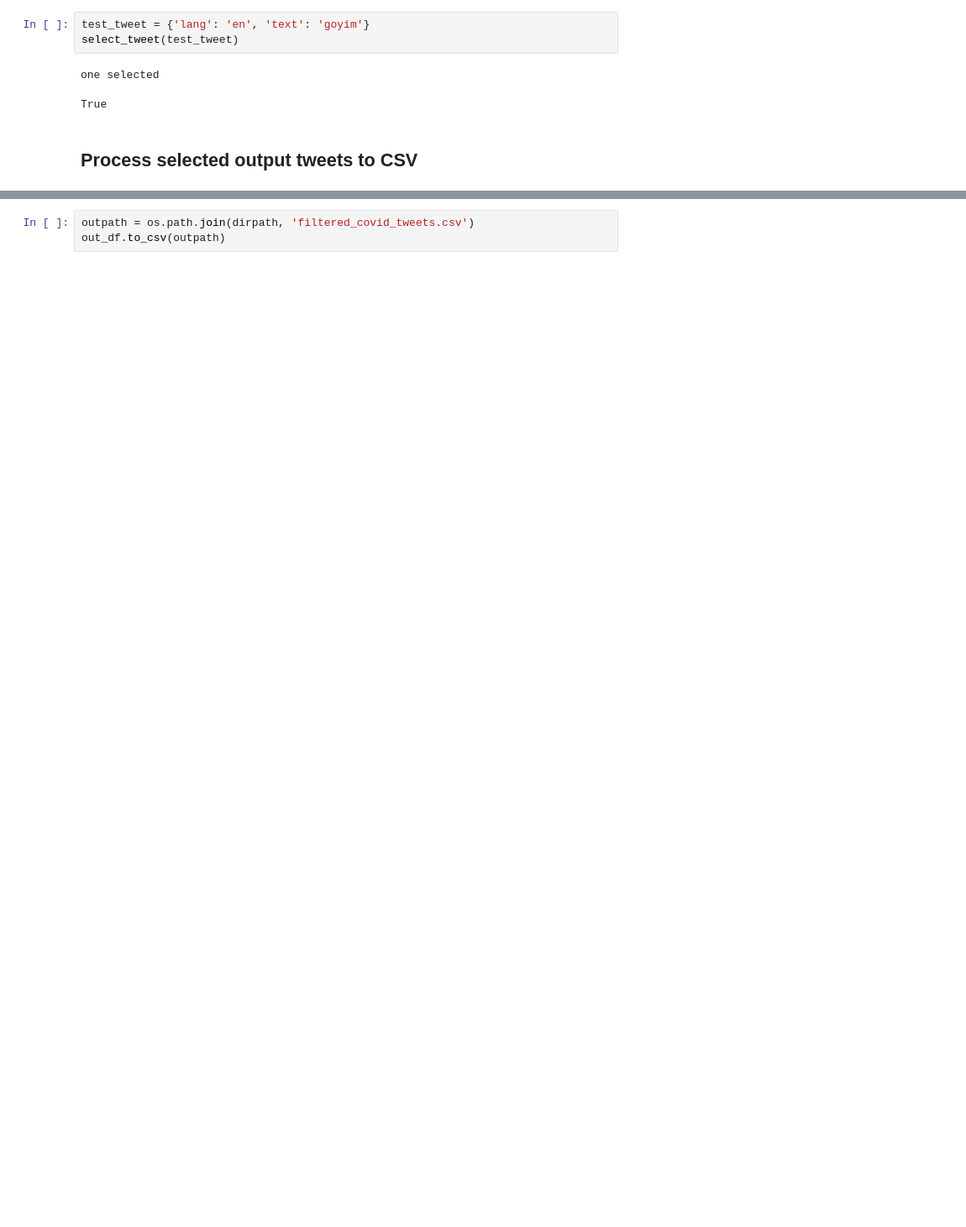
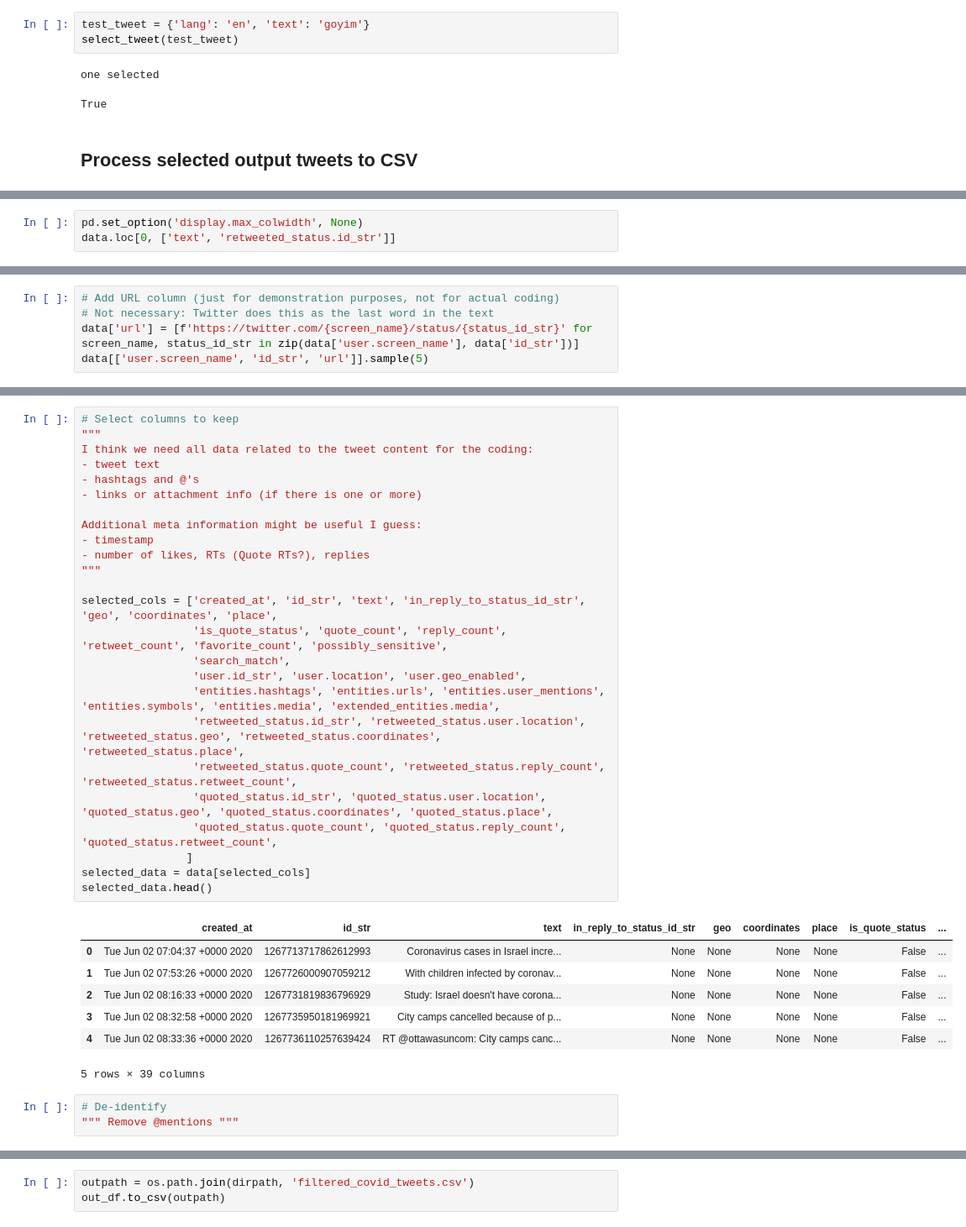
Before and after one commit to michaelmilleryoder/adl_covid, a Jupyter notebook: jupyter/twitter_data.ipynb, the cells around one changed output, grey strips where cells are left out. Shown at 84% size. Drawn from its saved outputs; the diff is of its cells as text; blank space fills up the shorter version.

Commit message:
anonymizing tweets

```diff
--- a/jupyter/twitter_data.ipynb
+++ b/jupyter/twitter_data.ipynb
@@ -162,0 +191,3 @@ out_df.shape
+# %%
+pd.set_option('display.max_colwidth', None)
+data.loc[0, ['text', 'retweeted_status.id_str']]
@@ -162,0 +198,5 @@ out_df.shape
+# %%
+# Add URL column (just for demonstration purposes, not for actual coding)
+# Not necessary: Twitter does this as the last word in the text
+data['url'] = [f'https://twitter.com/{screen_name}/status/{status_id_str}' for screen_name, status_id_str in zip(data['user.screen_name'], data['id_str'])]
+data[['user.screen_name', 'id_str', 'url']].sample(5)
@@ -162,0 +210,36 @@ out_df.shape
+# %%
+# Select columns to keep
+"""
+I think we need all data related to the tweet content for the coding:
+- tweet text
+- hashtags and @'s
+- links or attachment info (if there is one or more)
+
+Additional meta information might be useful I guess:
+- timestamp
+- number of likes, RTs (Quote RTs?), replies
+"""
+
+selected_cols = ['created_at', 'id_str', 'text', 'in_reply_to_status_id_str', 'geo', 'coordinates', 'place',
+                 'is_quote_status', 'quote_count', 'reply_count', 'retweet_count', 'favorite_count', 'possibly_sensitive',
+                 'search_match',
+                 'user.id_str', 'user.location', 'user.geo_enabled',
+                 'entities.hashtags', 'entities.urls', 'entities.user_mentions', 'entities.symbols', 'entities.media', 'extended_entities.media',
+                 'retweeted_status.id_str', 'retweeted_status.user.location', 'retweeted_status.geo', 'retweeted_status.coordinates', 'retweeted_status.place',
+                 'retweeted_status.quote_count', 'retweeted_status.reply_count', 'retweeted_status.retweet_count',
+                 'quoted_status.id_str', 'quoted_status.user.location', 'quoted_status.geo', 'quoted_status.coordinates', 'quoted_status.place',
+                 'quoted_status.quote_count', 'quoted_status.reply_count', 'quoted_status.retweet_count',
+                ]
+selected_data = data[selected_cols]
+selected_data.head()
+# %% [output]
+|  | created_at | id_str | text | in_reply_to_status_id_str | geo | coordinates | place | is_quote_status | ... |
+| 0 | Tue Jun 02 07:04:37 +0000 2020 | 1267713717862612993 | Coronavirus cases in Israel incre... | None | None | None | None | False | ... |
+| 1 | Tue Jun 02 07:53:26 +0000 2020 | 1267726000907059212 | With children infected by coronav... | None | None | None | None | False | ... |
+| 2 | Tue Jun 02 08:16:33 +0000 2020 | 1267731819836796929 | Study: Israel doesn't have corona... | None | None | None | None | False | ... |
+| 3 | Tue Jun 02 08:32:58 +0000 2020 | 1267735950181969921 | City camps cancelled because of p... | None | None | None | None | False | ... |
+| 4 | Tue Jun 02 08:33:36 +0000 2020 | 1267736110257639424 | RT @ottawasuncom: City camps canc... | None | None | None | None | False | ... |
+5 rows × 39 columns
+# %%
+# De-identify
+""" Remove @mentions """
```
Also changed, not shown: parts of 11 cells of this notebook, 1 other file.
